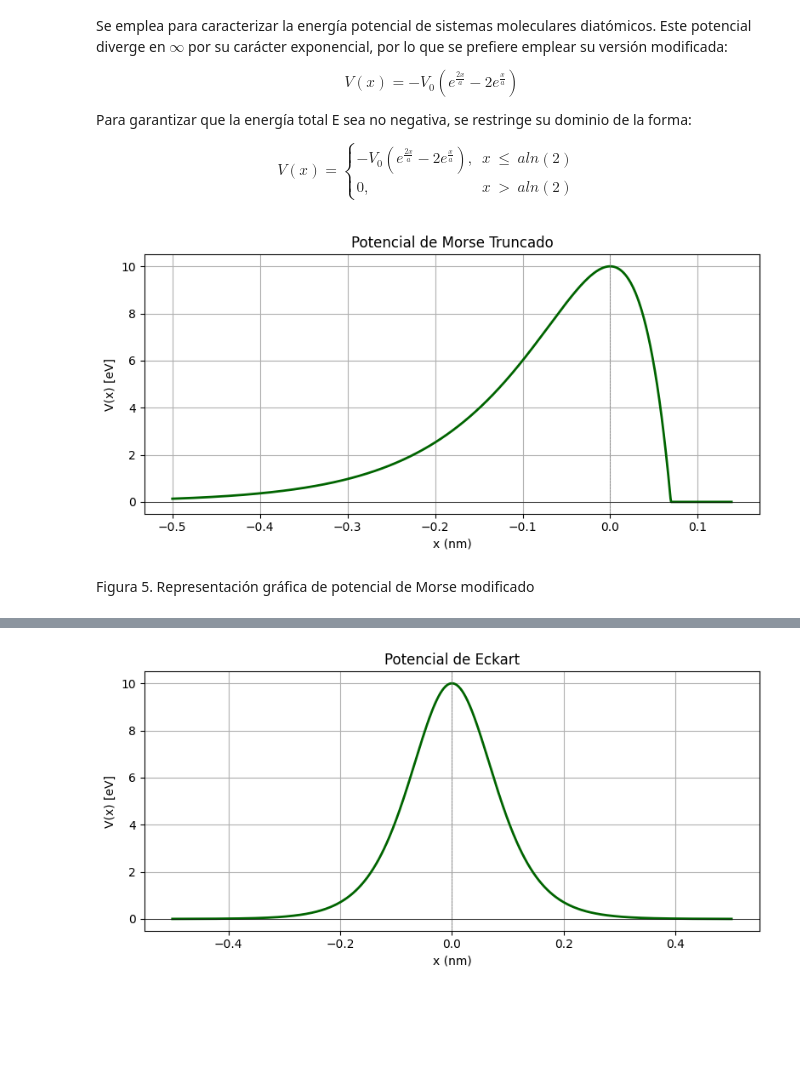
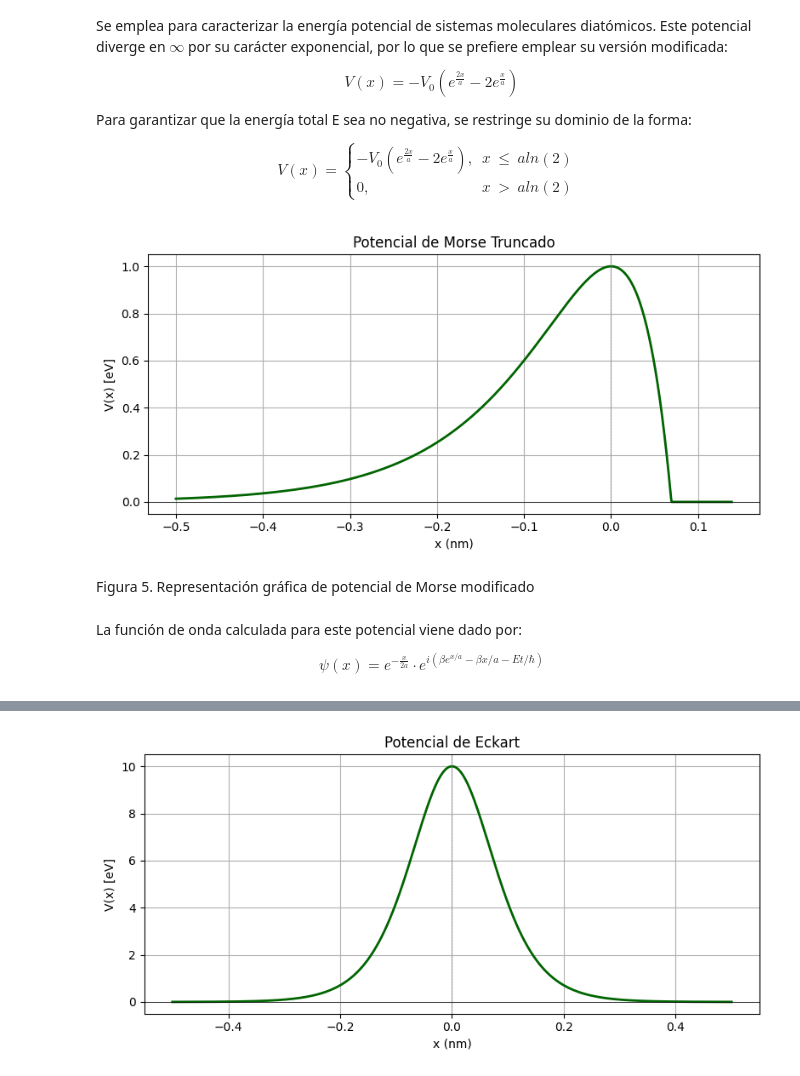
Before and after one commit to CR0NX73/Quantum-Tunnelling-Times, a Jupyter notebook: potenciales.ipynb, the cells around one changed output, grey strips where cells are left out. Saved outputs shown, nothing was run; the diff lists cells and outputs as text; code cells hidden in the pictures; blank space fills up the shorter version.

```diff
--- a/potenciales.ipynb
+++ b/potenciales.ipynb
@@ -412,30 +414,39 @@ V(x)=
 $$
 # %%
 # Parámetros del potencial
-V0 = 10     # Profundidad del pozo en eV
+V0 = 1    # Profundidad del pozo en eV
+E = 0.5*V0
 a = 0.1e-9  # Parámetro de escala (ancho) en metros
+hbar = 197.3 #ev nm
+m = 511000 #eV
 
 # Punto de corte del potencial
 x_cut = a * np.log(2)
 
 # Dominio en x (extendido un poco más a la izquierda para ver la forma completa)
 x = np.linspace(-5*a, 2*x_cut, 1000)
 
 # Potencial de Morse truncado
 V = np.where(x <= x_cut, -V0 * (np.exp(2 * x / a) - 2 * np.exp(x / a)), 0)
 
 # Gráfica
 plt.figure(figsize=(8, 4))
 plt.plot(x * 1e9, V, color='darkgreen', lw=2)
 plt.title('Potencial de Morse Truncado')
 plt.xlabel('x (nm)')
 plt.ylabel('V(x) [eV]')
 plt.grid(True)
 plt.axhline(0, color='black', lw=0.5)
 plt.axvline(0, color='gray', linestyle='--', lw=0.5)
 plt.tight_layout()
 plt.show()
 # %% [output]
-[figure, old version]
+[figure, new version]
 # %% [markdown]
 Figura 5. Representación gráfica de potencial de Morse modificado
+# %% [markdown]
+La función de onda calculada para este potencial viene dado por:
+
+$$
+\psi(x) = e^{-\frac{x}{2a}}\cdot e^{i(\beta e^{x/a} - \beta x/a - Et/\hbar)}
+$$
```
Also changed, not shown: parts of 12 cells of this notebook.
